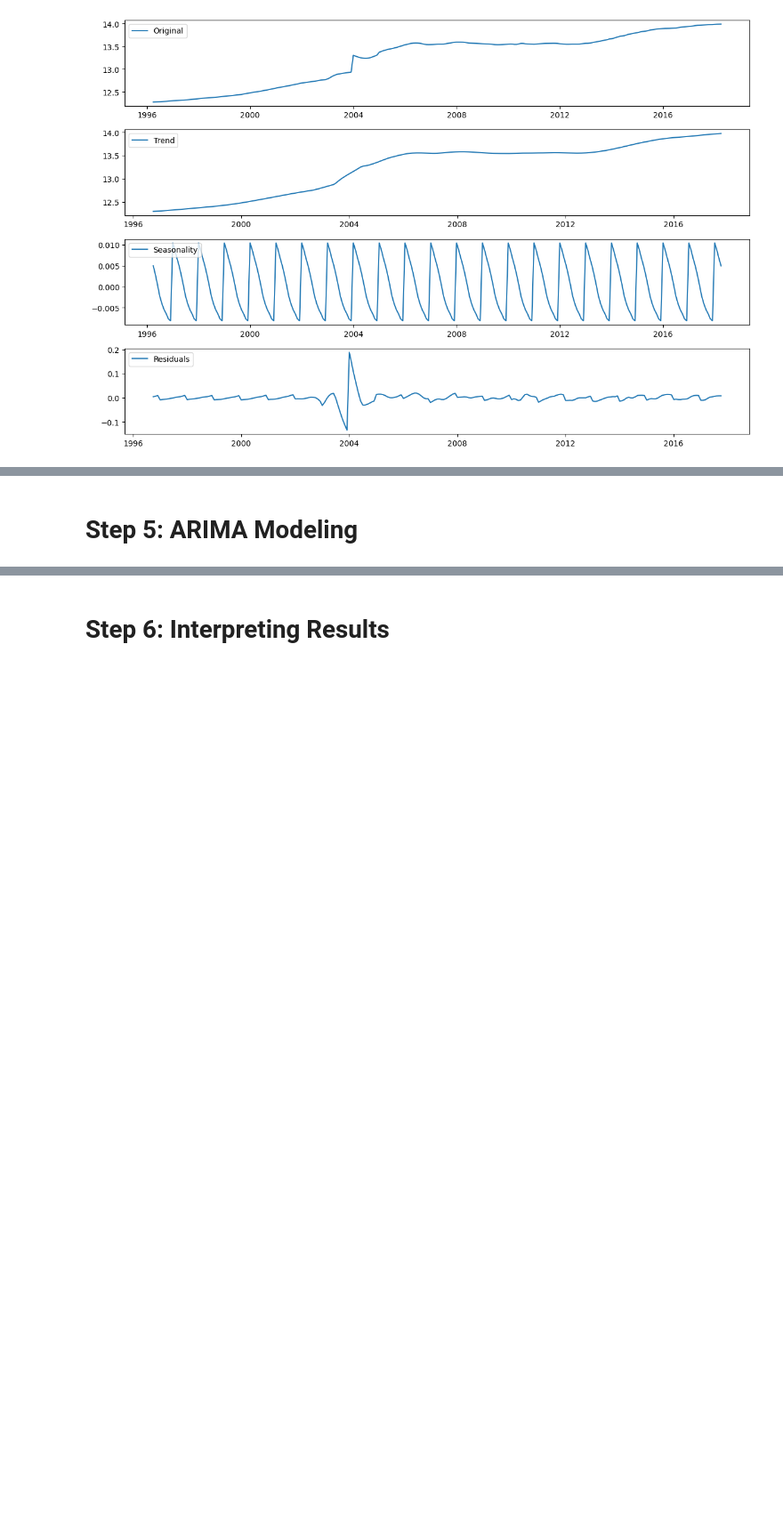
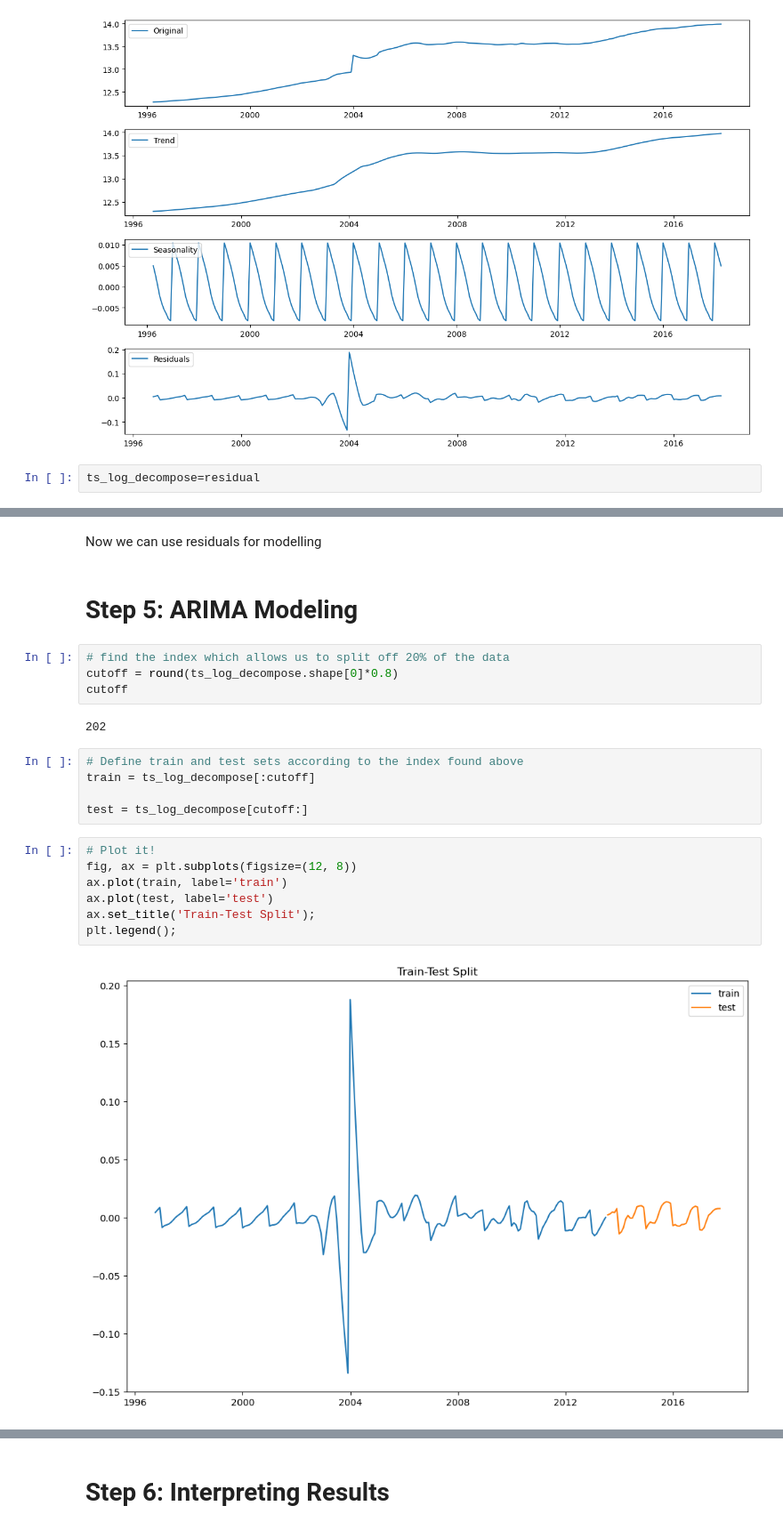
Before and after one commit to hannahdallas/zillow_time_series_model, a Jupyter notebook: notebook.ipynb, the cells around one changed output, grey strips where cells are left out. Shown: that part at 89% size. Saved outputs shown, nothing was run; the diff lists cells and outputs as text; blank space fills up the shorter version.

Commit message:
ARIMA and SARIMA models

```diff
--- a/notebook.ipynb
+++ b/notebook.ipynb
@@ -342,6 +350,8 @@ plt.legend(loc='upper left')
 plt.tight_layout()
 # %% [output]
 [figure]
+# %%
+ts_log_decompose=residual
 # %%
 # Dickey-Fuller on residuals
 
@@ -349,2 +369,24 @@ dftest=adfuller(ts_log_decompose)
+# %% [markdown]
+Now we can use residuals for modelling
 # %% [markdown]
 # Step 5: ARIMA Modeling
+# %%
+# find the index which allows us to split off 20% of the data
+cutoff = round(ts_log_decompose.shape[0]*0.8)
+cutoff
+# %% [output]
+202
+# %%
+# Define train and test sets according to the index found above
+train = ts_log_decompose[:cutoff]
+
+test = ts_log_decompose[cutoff:]
+# %%
+# Plot it!
+fig, ax = plt.subplots(figsize=(12, 8))
+ax.plot(train, label='train')
+ax.plot(test, label='test')
+ax.set_title('Train-Test Split');
+plt.legend();
+# %% [output]
+[figure, added]
```
Also changed, not shown: parts of 40 cells of this notebook.
